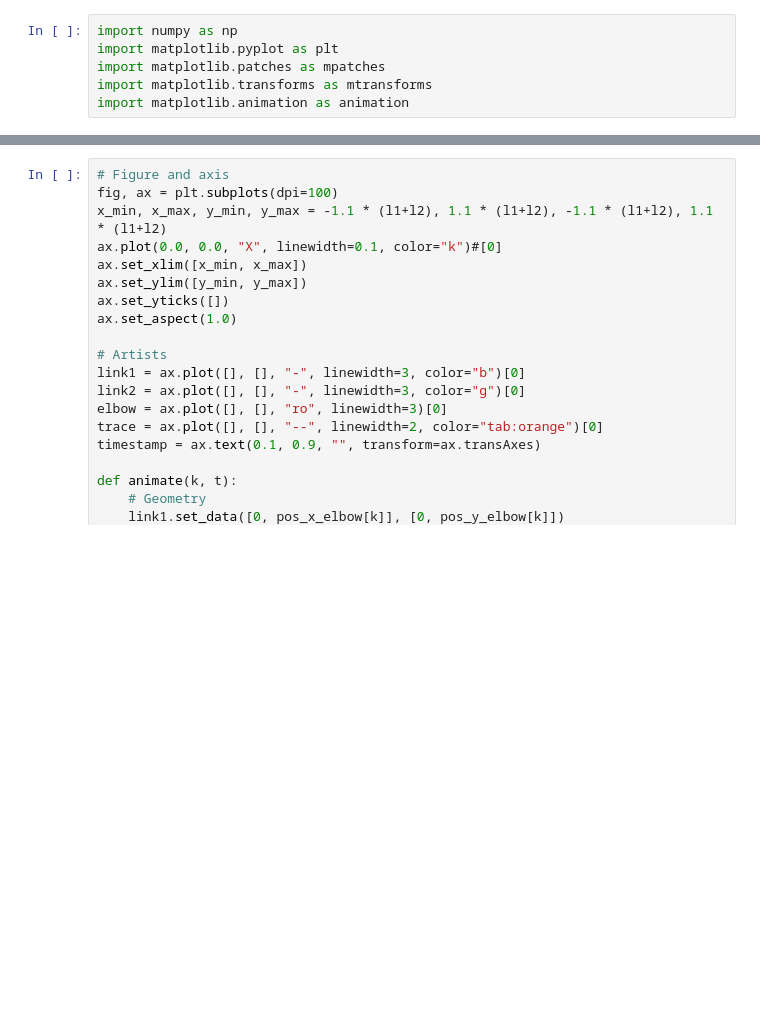
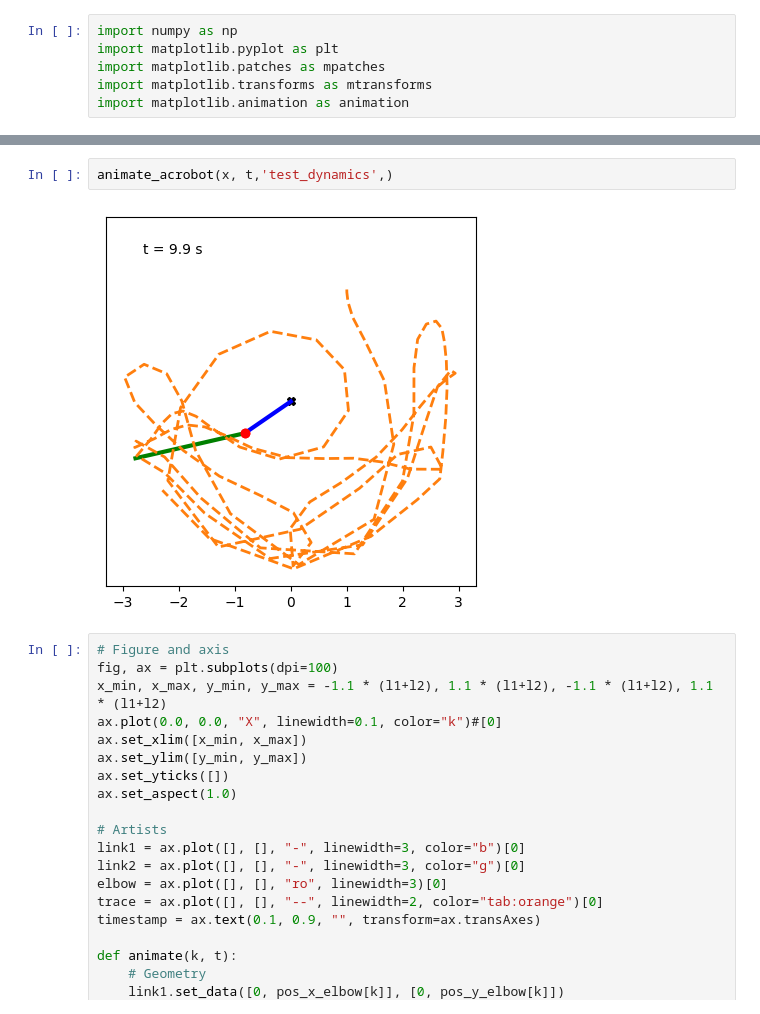
Before and after one commit to QingmuDeng/AA203-Homework, a Jupyter notebook: Project/Dynamics.ipynb, the cells around one changed output, grey strips where cells are left out. Saved outputs shown, nothing was run; the diff lists cells and outputs as text; blank space fills up the shorter version.

```diff
--- a/Project/Dynamics.ipynb
+++ b/Project/Dynamics.ipynb
@@ -216,3 +255,7 @@ import matplotlib.animation as animation
+# %%
+animate_acrobot(x, t,'test_dynamics',)
+# %% [output]
+[figure, added]
 # %%
 # Figure and axis
 fig, ax = plt.subplots(dpi=100)
```
Also changed, not shown: parts of 33 cells of this notebook, 13 other files.
